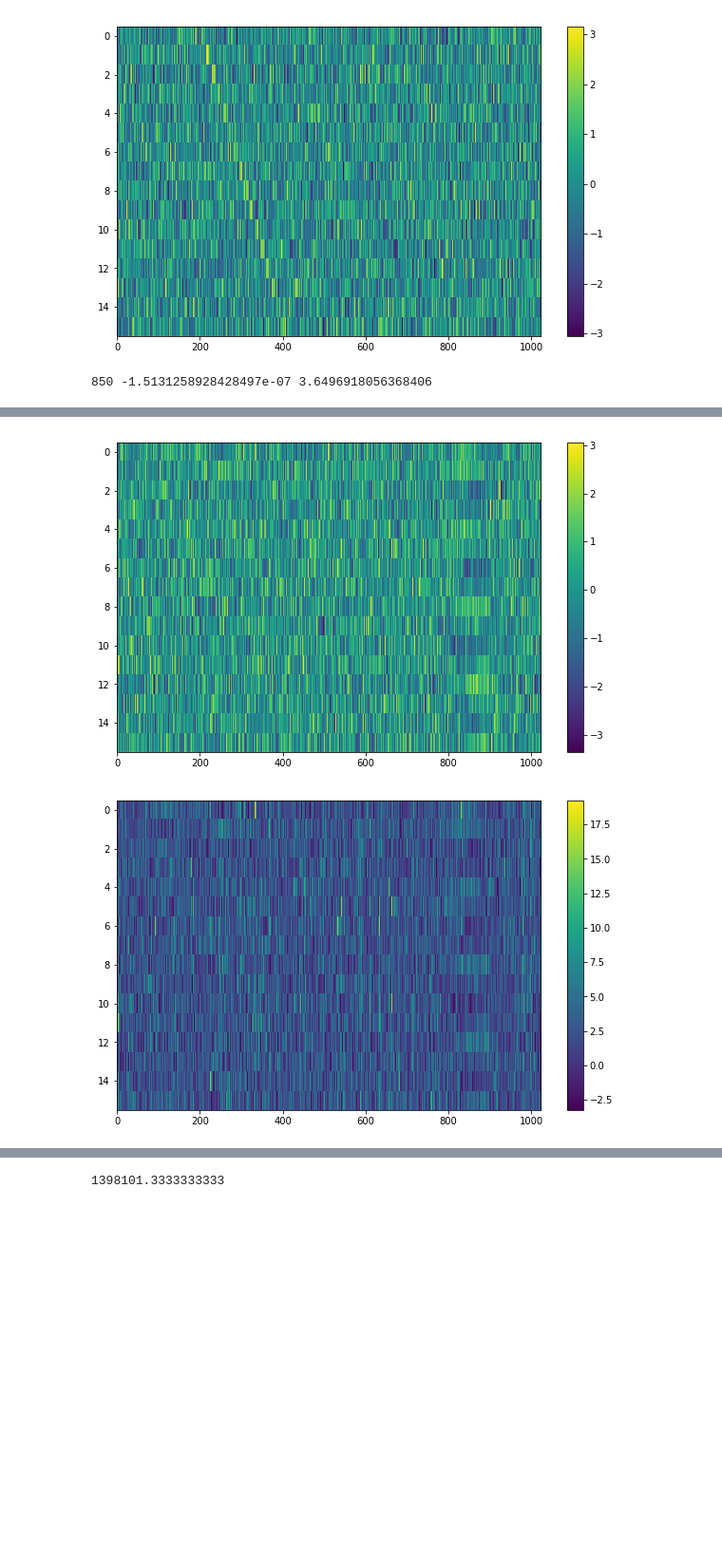
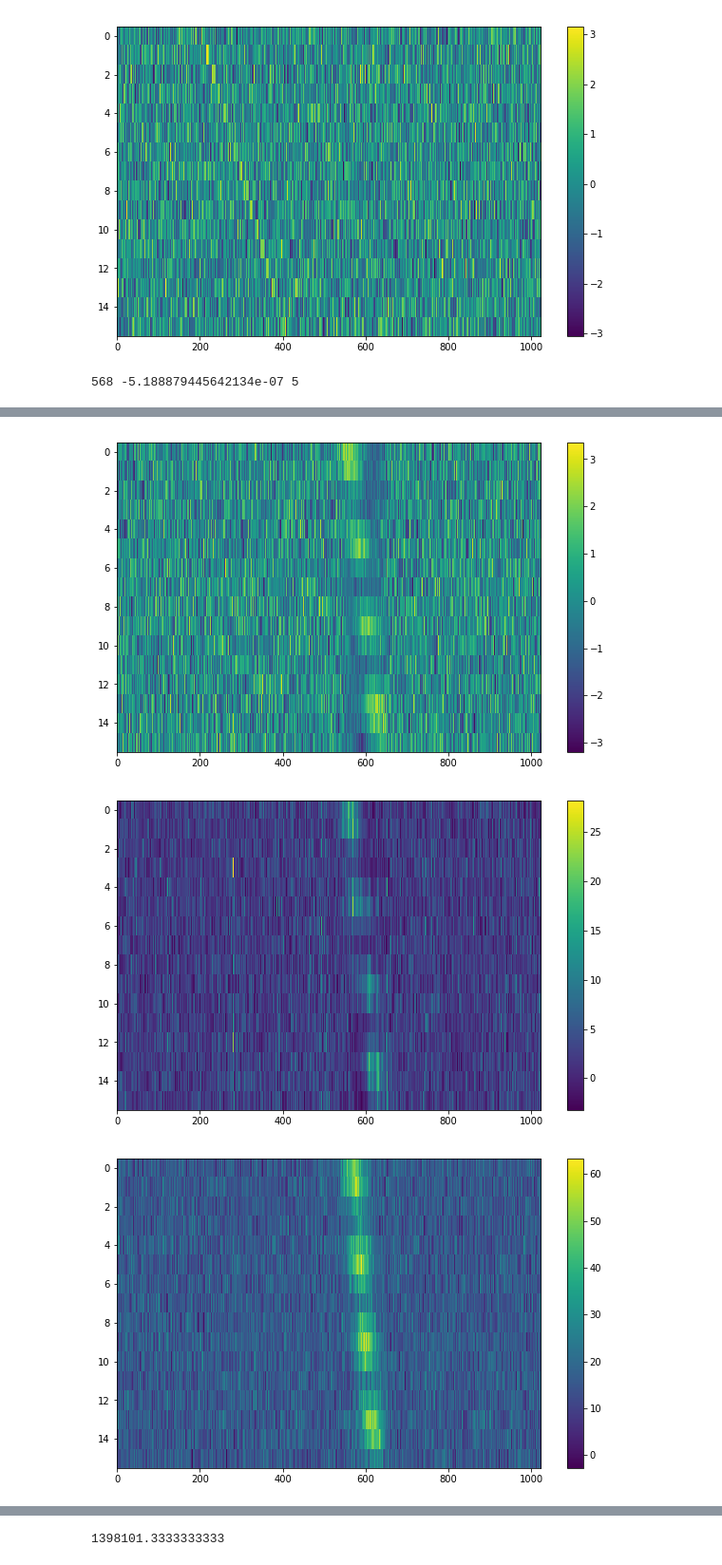
Before and after one commit to bbrzycki/setiml, a Jupyter notebook: jupyter-notebooks/Generate_fake_signals.ipynb, the cells around one changed output, grey strips where cells are left out. Shown at 95% size. Saved outputs shown, nothing was run; the diff lists cells and outputs as text; code cells hidden in the pictures; blank space fills up the shorter version.

```diff
--- a/jupyter-notebooks/Generate_fake_signals.ipynb
+++ b/jupyter-notebooks/Generate_fake_signals.ipynb
@@ -49,6 +49,7 @@ drift_rate = np.random.uniform(-start_index*df/(tsamp*tchans),
                                (fchans-1-start_index)*df/(tsamp*tchans))
 #drift_rate = 0
 level = np.random.uniform(2, 5)
+level = 5
 amplitude = np.random.uniform(level/4, level)
 # amplitude = level
 period = np.random.uniform(50, 100)
@@ -69,6 +70,7 @@ signal = stg.generate(ts,
 fig = plt.figure(figsize=(10,6))
 plt.imshow(signal, aspect='auto')
 plt.colorbar()
+
 fig = plt.figure(figsize=(10,6))
 plt.imshow(stg.inject_noise(signal), aspect='auto')
 # plt.imshow(stg.normalize(stg.inject_noise(signal), cols = 0, exclude = 0.0, use_median=False), aspect='auto')
@@ -85,8 +87,23 @@ fig = plt.figure(figsize=(10,6))
 plt.imshow(stg.normalize(stg.inject_noise(signal), cols = 1, exclude = 0.2, use_median=False), aspect='auto')
 plt.colorbar()
 
+fig = plt.figure(figsize=(10,6))
+# plt.imshow(stg.inject_noise(signal), aspect='auto')
+plt.imshow(stg.normalize(stg.inject_noise(signal), cols = 1024, exclude = 0.0, use_median=False), aspect='auto')
+plt.colorbar()
+
+fig = plt.figure(figsize=(10,6))
+# plt.imshow(stg.inject_noise(signal), aspect='auto')
+plt.imshow(stg.normalize(stg.inject_noise(signal, noise_sigma = 3), cols = 1, exclude = 0.2, use_median=False), aspect='auto')
+plt.colorbar()
+
+fig = plt.figure(figsize=(10,6))
+# plt.imshow(stg.inject_noise(signal), aspect='auto')
+plt.imshow(stg.normalize(stg.inject_noise(signal, noise_sigma = 3), cols = 1024, exclude = 0.0, use_median=False), aspect='auto')
+plt.colorbar()
+
 # normalized_signal = stg.normalize(stg.inject_noise(signal))
 # plt.imsave('test_none.png', normalized_signal)
 print(start_index, drift_rate, level)
 # %% [output]
-850 -1.5131258928428497e-07 3.6496918056368406
+568 -5.188879445642134e-07 5
@@ -95,2 +112,3 @@ print(start_index, drift_rate, level)
-[figure, old version]
+[figure, new version]
-[figure, old version]
+[figure, new version]
+[figure, added]
```
Also changed, not shown: parts of 3 cells of this notebook, 6 other files.
